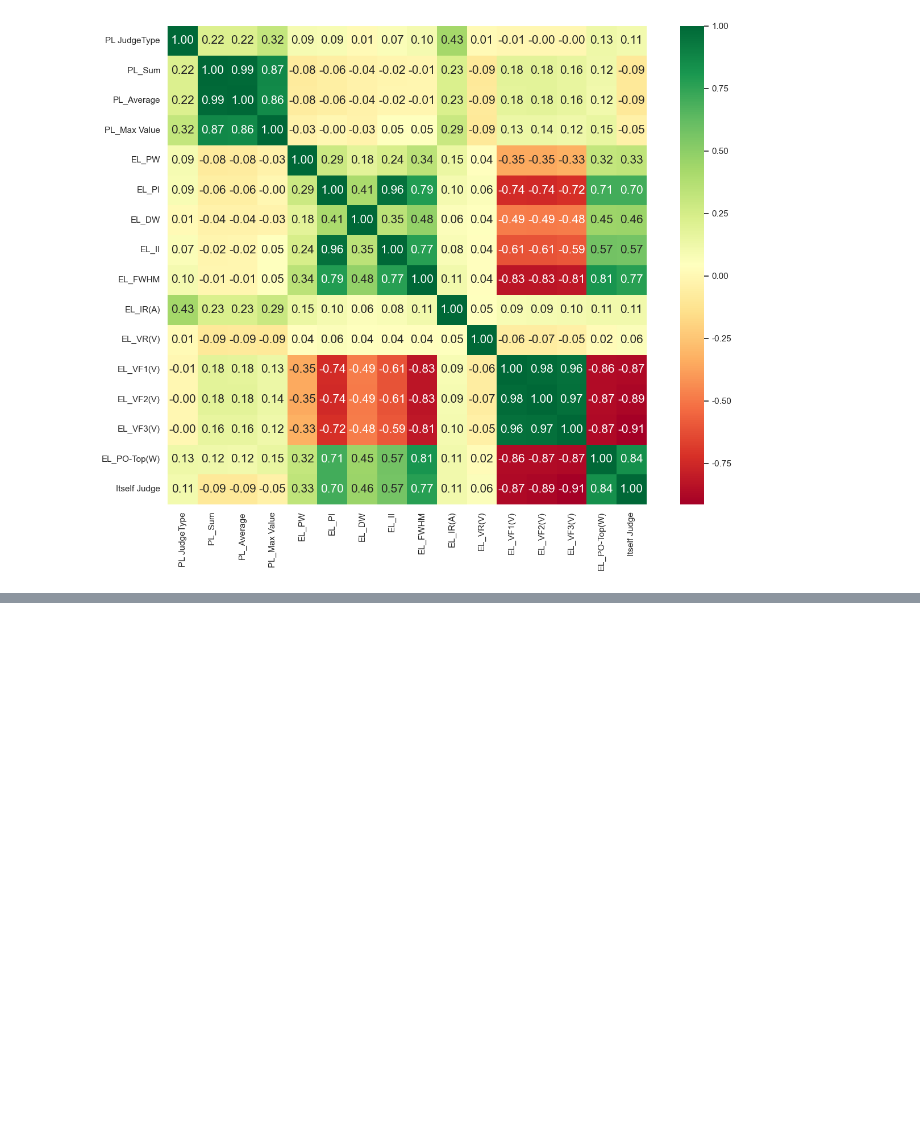
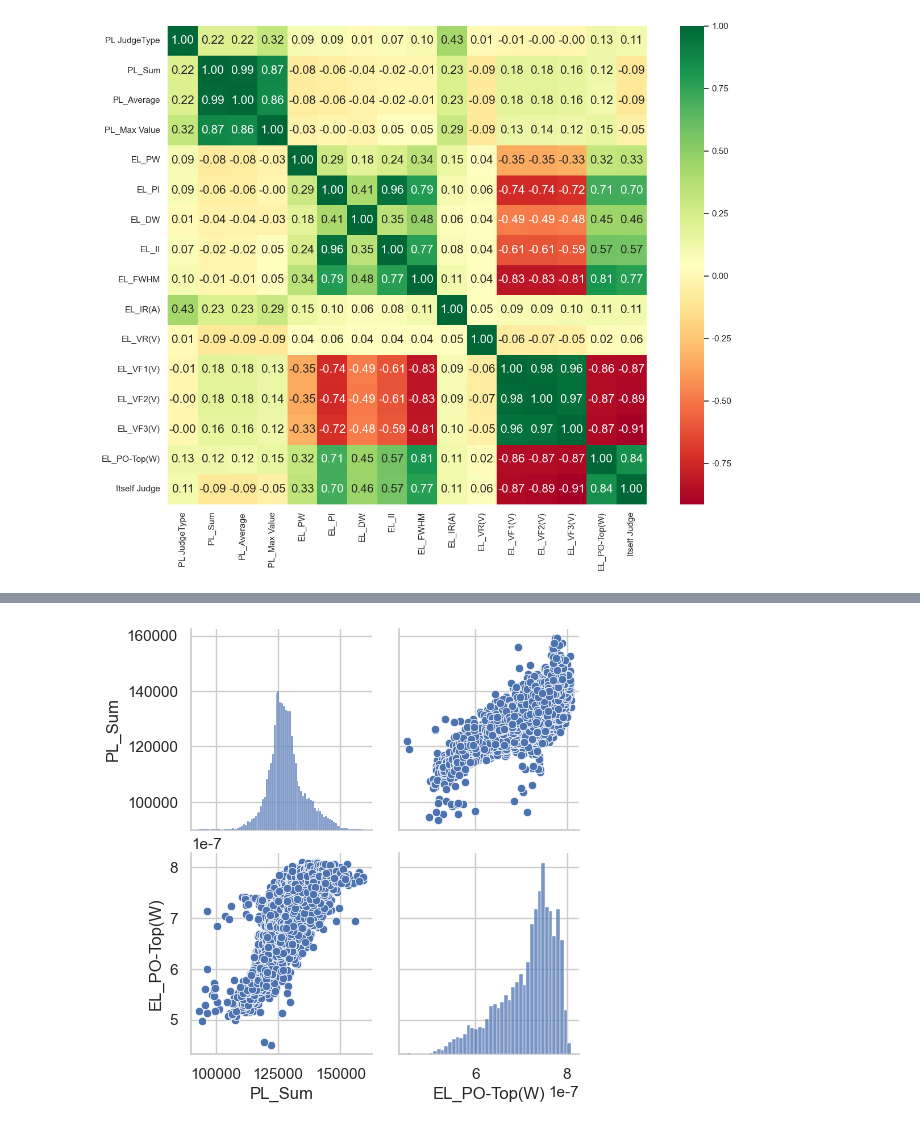
Before and after one commit to YKgroup-HYU/micro_led_analysis, a Jupyter notebook: doc/Final Document.ipynb, the cells around one changed output, grey strips where cells are left out. Drawn from its saved outputs; the diff is of its cells as text; code cells hidden in the pictures; blank space fills up the shorter version.

```diff
--- a/doc/Final Document.ipynb
+++ b/doc/Final Document.ipynb
@@ -149,0 +256,6 @@ plt.show()
+# %%
+sns.set(style='whitegrid')
+sns.pairplot(new_df[['PL_Sum','EL_PO-Top(W)']]) # 'PL_Sum'과 'EL_P0-Top(W)' 사이의 상관관계 그래프로 나타내기
+plt.show()
+# %% [output]
+[figure, added]
```
Also changed, not shown: parts of 7 cells of this notebook, 7 other files.
